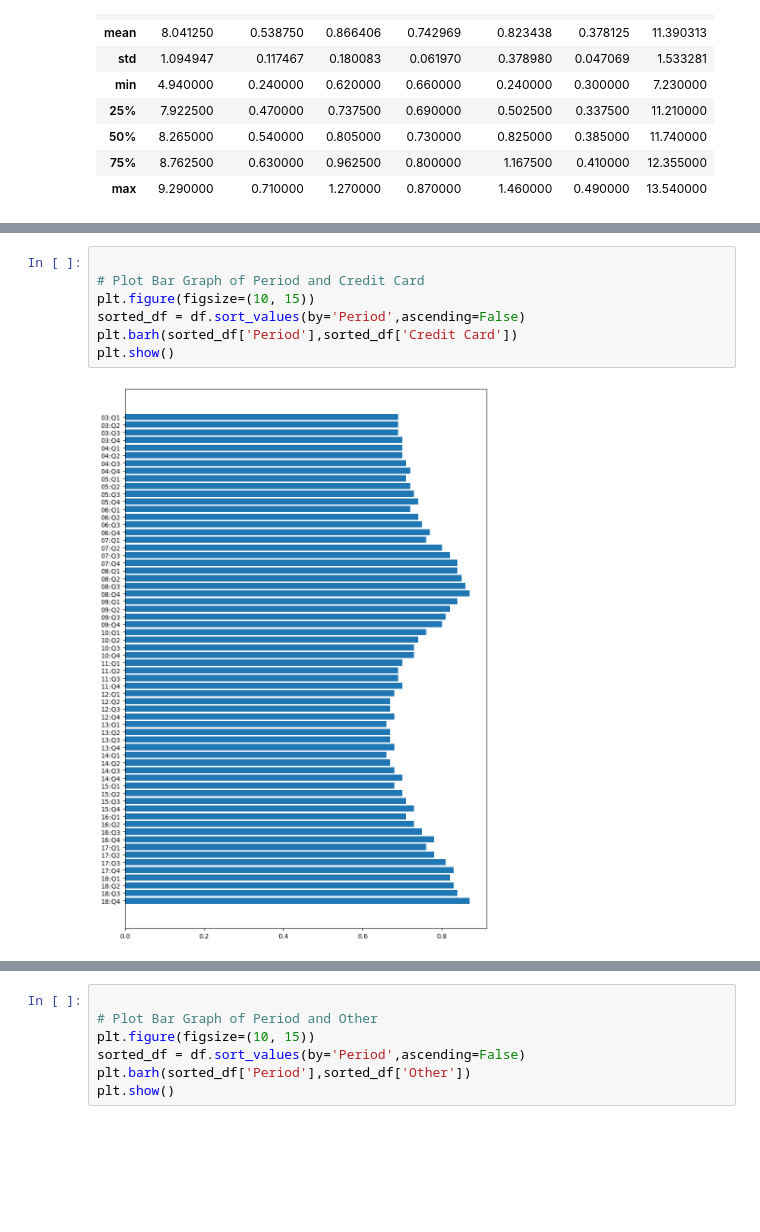
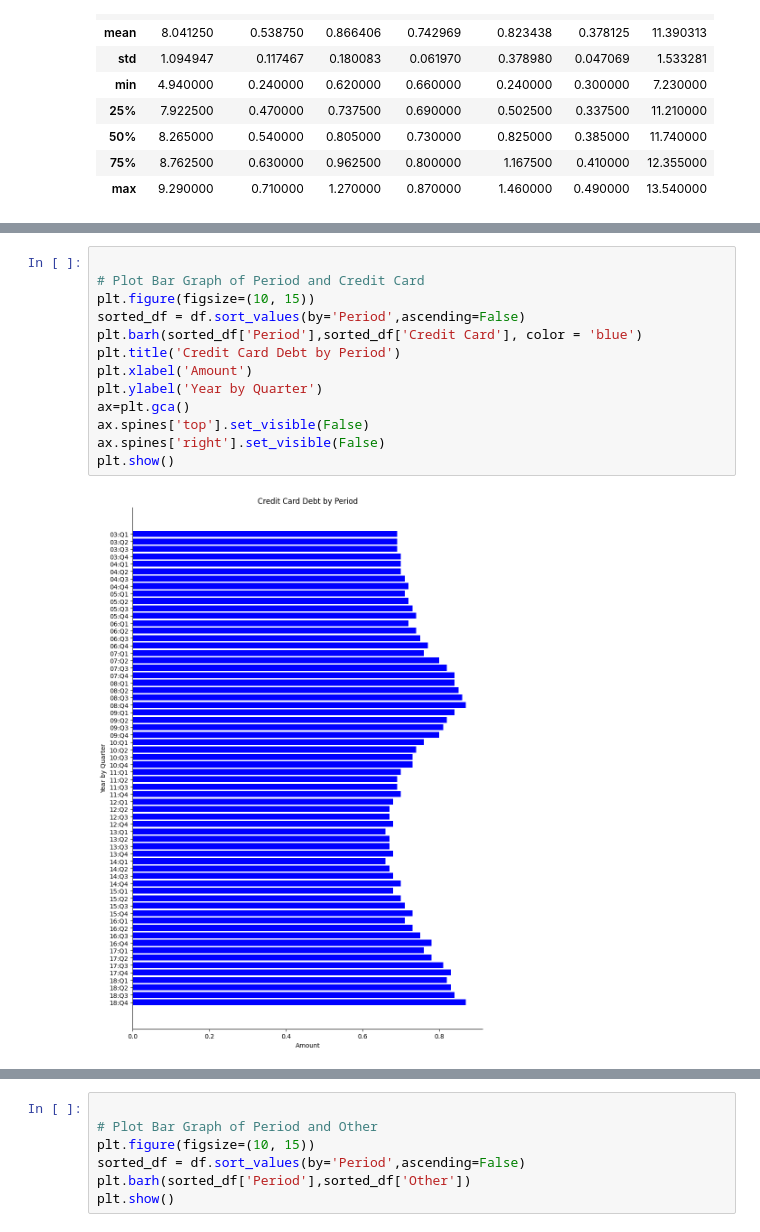
Before and after one commit to adinsa1/Data110, a Jupyter notebook: ProjectOne.ipynb, the cells around one changed output, grey strips where cells are left out. Cells and saved outputs as stored; diff of their text form; blank space fills up the shorter version.

```diff
--- a/ProjectOne.ipynb
+++ b/ProjectOne.ipynb
@@ -93,12 +108,18 @@ plt.show()
 # %%
 
 # Plot Bar Graph of Period and Credit Card
 plt.figure(figsize=(10, 15))
 sorted_df = df.sort_values(by='Period',ascending=False)
-plt.barh(sorted_df['Period'],sorted_df['Credit Card'])
+plt.barh(sorted_df['Period'],sorted_df['Credit Card'], color = 'blue')
+plt.title('Credit Card Debt by Period')
+plt.xlabel('Amount')
+plt.ylabel('Year by Quarter')
+ax=plt.gca()
+ax.spines['top'].set_visible(False)
+ax.spines['right'].set_visible(False)
 plt.show()
 # %% [output]
-[figure, old version]
+[figure, new version]
 # %%
 
 # Plot Bar Graph of Period and Student Loan
```
Also changed, not shown: parts of 4 cells of this notebook.
